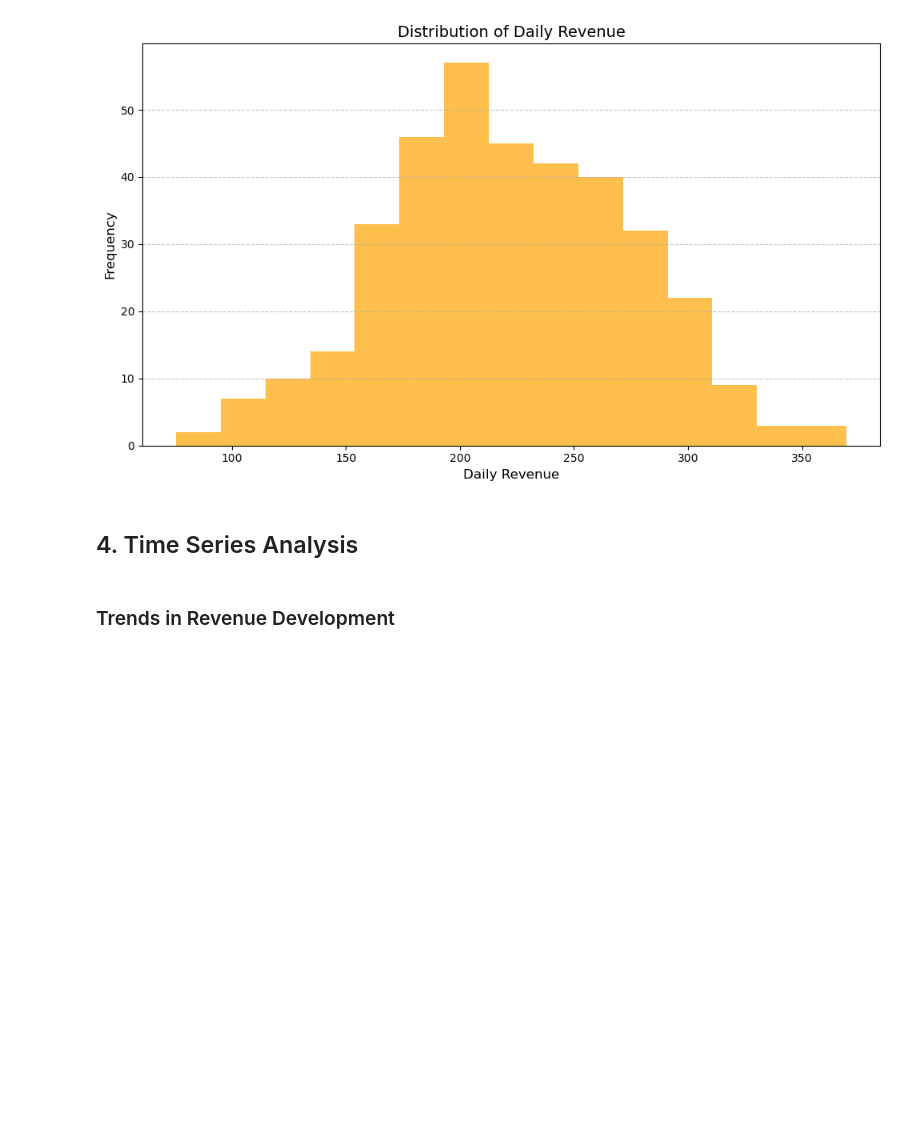
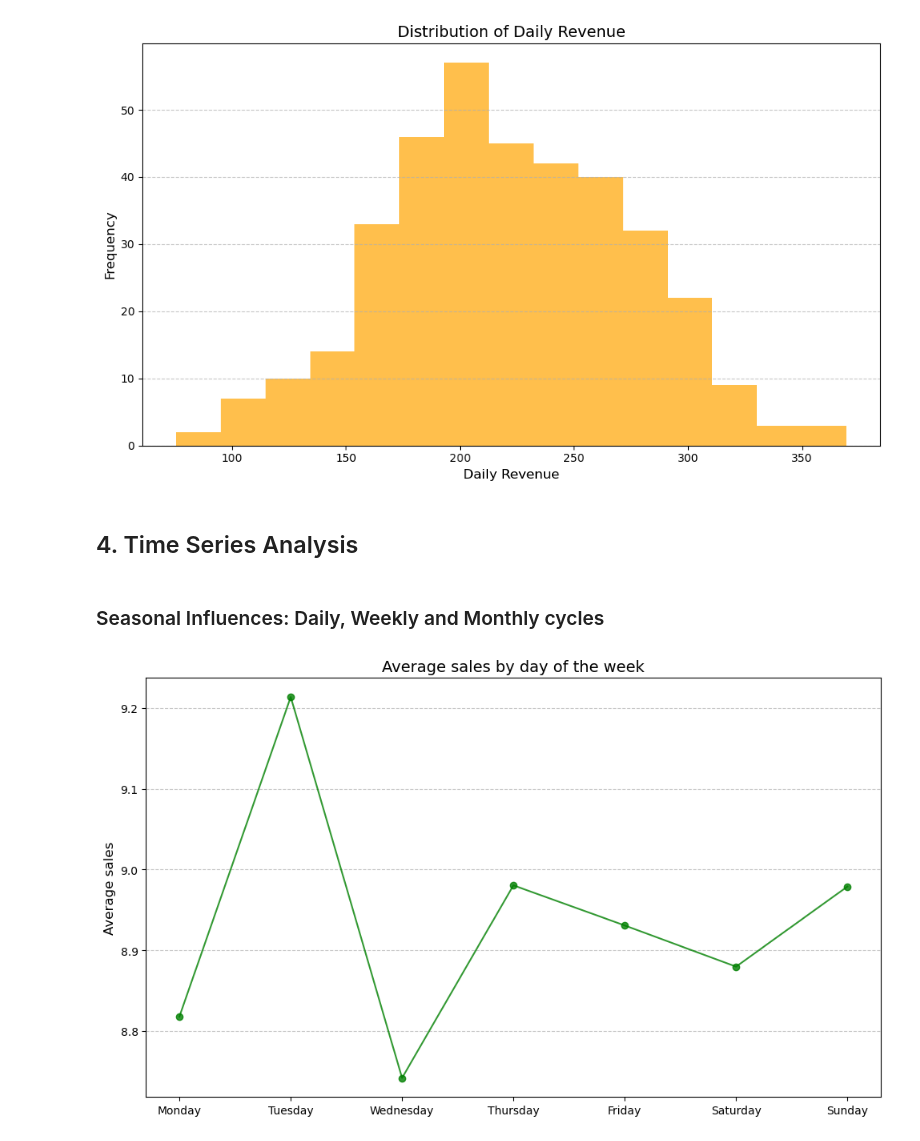
Before and after one commit to martinakvasnickova/Cafe, a Jupyter notebook: analysis/EDA.ipynb, the cells around one changed output. Cells and saved outputs as stored; diff of their text form; code cells hidden in the pictures; blank space fills up the shorter version.

```diff
--- a/analysis/EDA.ipynb
+++ b/analysis/EDA.ipynb
@@ -383,5 +383,22 @@ plt.show()
 [figure]
 # %% [markdown]
 ## 4. Time Series Analysis
-# %% [markdown]
-### Trends in Revenue Development
+# %% [markdown]
+### Seasonal Influences: Daily, Weekly and Monthly cycles
+# %%
+df['Weekday'] = df['Transaction Date'].dt.day_name()
+# %%
+weekday_revenue = df.groupby('Weekday')['Total Spent'].mean()
+
+weekday_revenue = weekday_revenue.reindex(['Monday', 'Tuesday', 'Wednesday', 'Thursday', 'Friday', 'Saturday', 'Sunday'])  # Seřadíme dny správně
+
+plt.figure(figsize=(10, 6))
+weekday_revenue.plot(kind='line', marker='o', color='green', alpha=0.8)
+plt.title('Average sales by day of the week', fontsize=14)
+plt.xlabel('')
+plt.ylabel('Average sales', fontsize=12)
+plt.grid(axis='y', linestyle='--', alpha=0.7)
+plt.tight_layout()
+plt.show()
+# %% [output]
+[figure, added]
```
Also changed, not shown: parts of 8 cells of this notebook.
